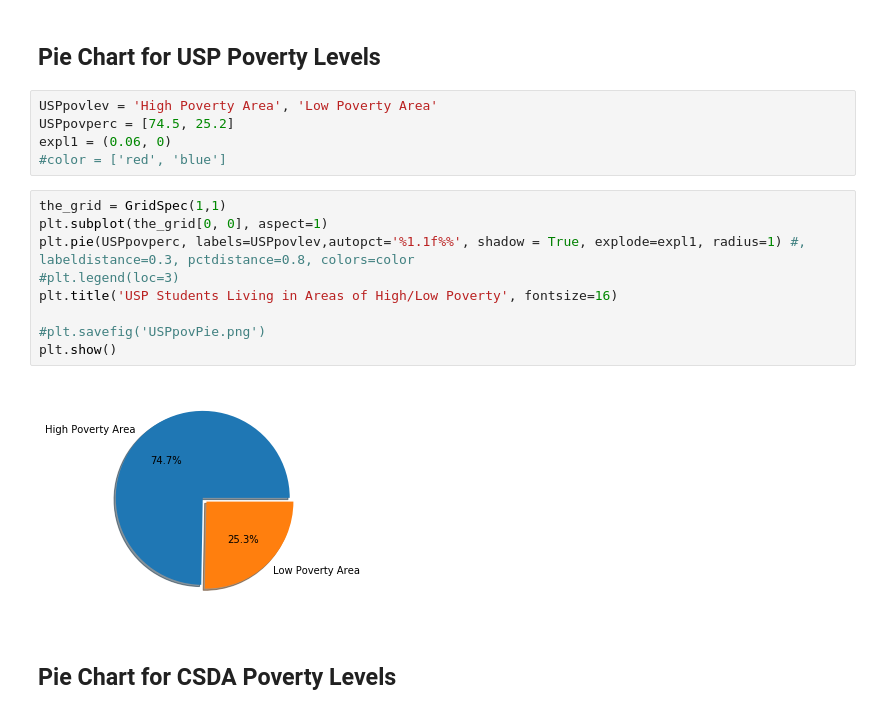
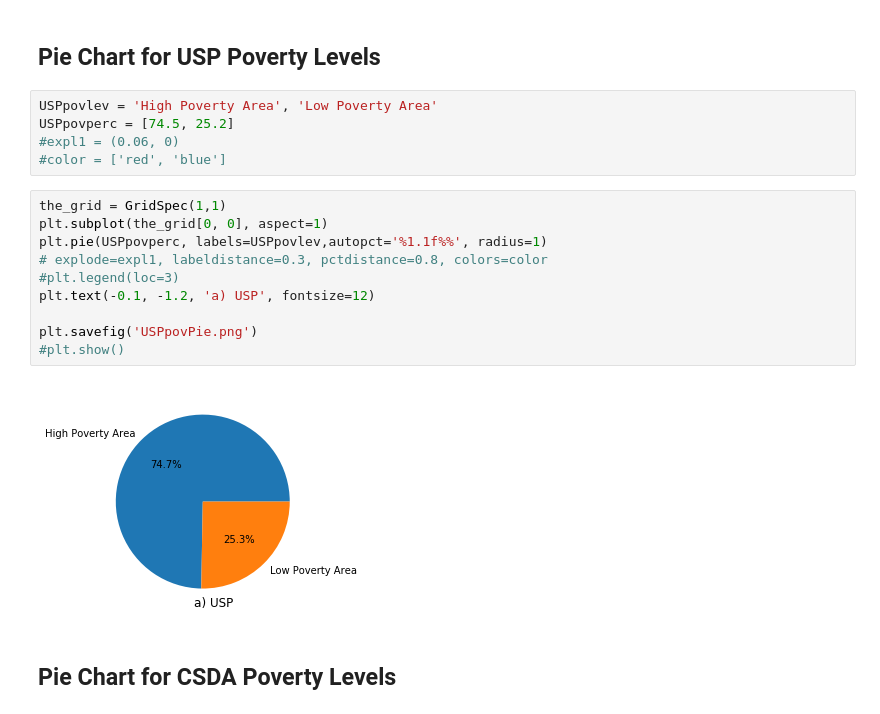
Before and after one commit to Lindsayclark942/USPdatacharts, a Jupyter notebook: Pie-Charts.ipynb, the cells around one changed output. Cells and saved outputs as stored; diff of their text form.

Commit message:
now with combined pie charts

```diff
--- a/Pie-Charts.ipynb
+++ b/Pie-Charts.ipynb
@@ -10,19 +10,20 @@ import os
 # %%
 USPpovlev = 'High Poverty Area', 'Low Poverty Area'
 USPpovperc = [74.5, 25.2]
-expl1 = (0.06, 0)
+#expl1 = (0.06, 0)
 #color = ['red', 'blue']
 # %%
 the_grid = GridSpec(1,1)
 plt.subplot(the_grid[0, 0], aspect=1)
-plt.pie(USPpovperc, labels=USPpovlev,autopct='%1.1f%%', shadow = True, explode=expl1, radius=1) #, labeldistance=0.3, pctdistance=0.8, colors=color
+plt.pie(USPpovperc, labels=USPpovlev,autopct='%1.1f%%', radius=1)
+# explode=expl1, labeldistance=0.3, pctdistance=0.8, colors=color
 #plt.legend(loc=3)
-plt.title('USP Students Living in Areas of High/Low Poverty', fontsize=16)
+plt.text(-0.1, -1.2, 'a) USP', fontsize=12)
 
-#plt.savefig('USPpovPie.png')
-plt.show()
+plt.savefig('USPpovPie.png')
+#plt.show()
 # %% [output]
-[figure, old version]
+[figure, new version]
 # %% [markdown]
 ## Pie Chart for CSDA Poverty Levels
 # %%
```
Also changed, not shown: parts of 4 cells of this notebook.
